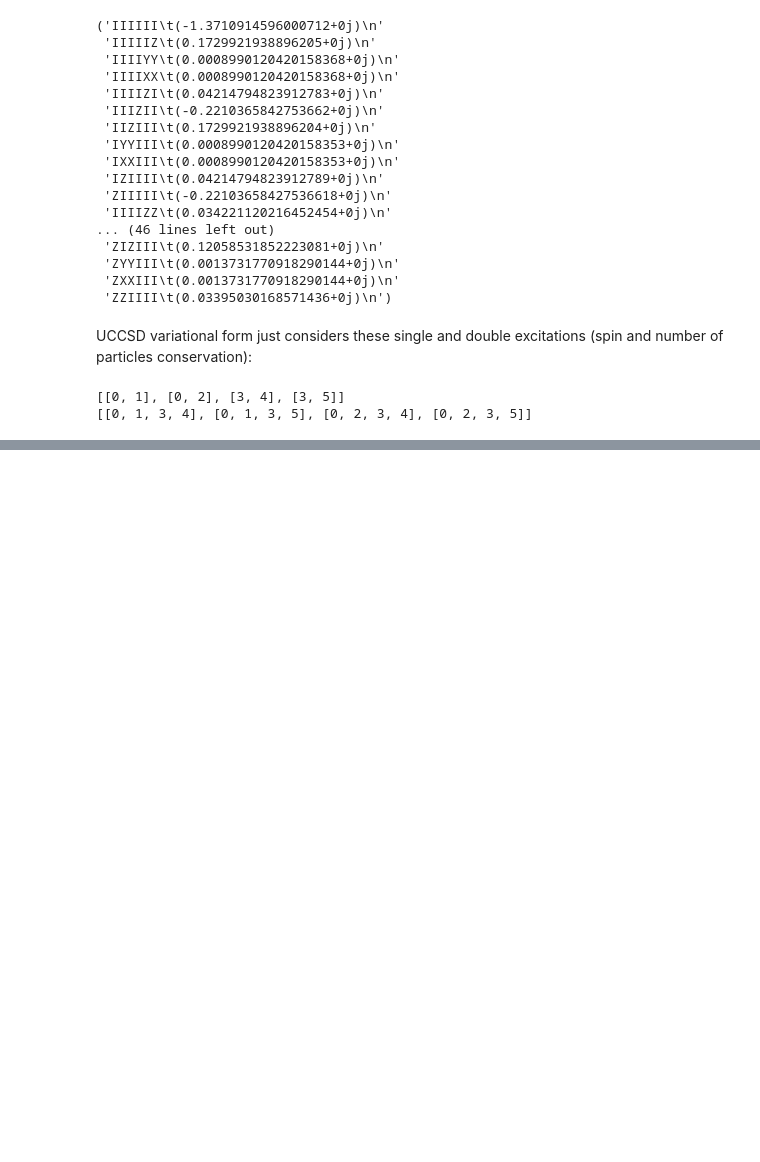
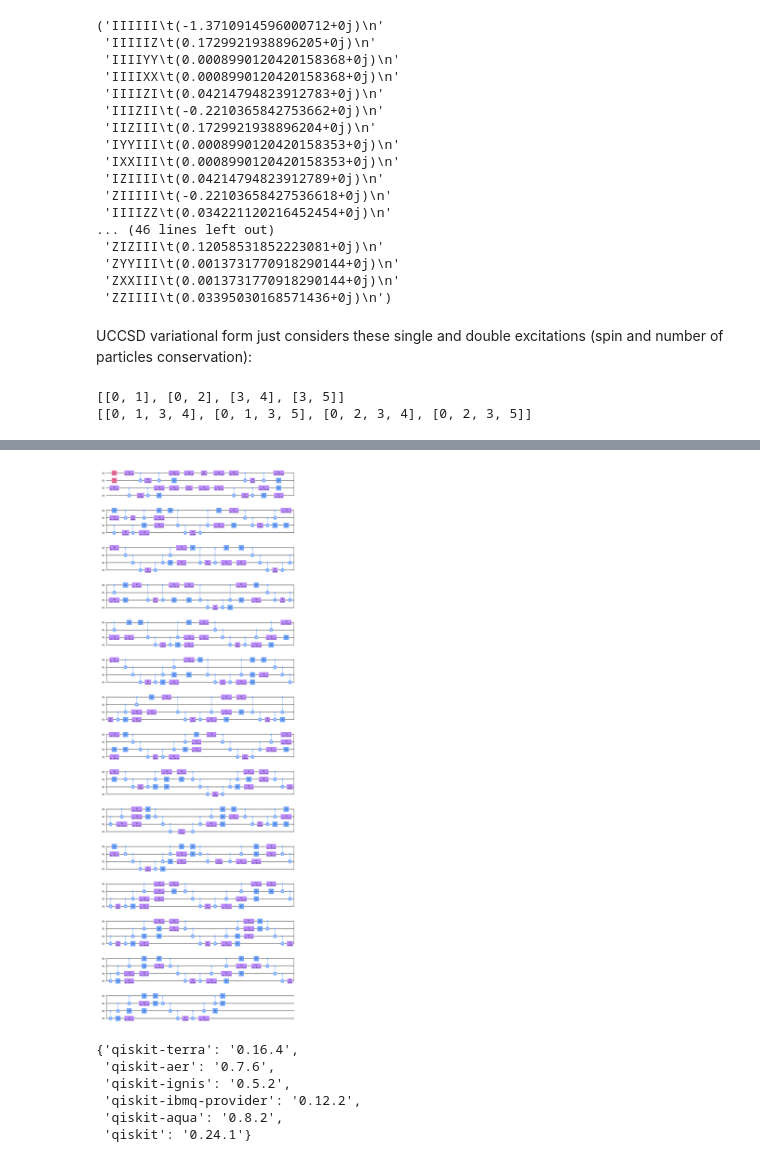
Before and after one commit to qismib/MEQuVA, a Jupyter notebook: notebooks/H3+_triangular_energy.ipynb, the cells around one changed output, grey strips where cells are left out. Cells and saved outputs as stored; diff of their text form; code cells hidden in the pictures; blank space fills up the shorter version.

```diff
--- a/notebooks/H3+_triangular_energy.ipynb
+++ b/notebooks/H3+_triangular_energy.ipynb
@@ -223,0 +375,19 @@ print(*lines, sep='\n')
+# %%
+from qiskit.tools.visualization import circuit_drawer
+
+init_parm = [-0.0015684975005684477,-0.01035528907693455,-0.008109583889823179,-0.0011484985977060682,-0.08378090013006043,-0.006784611145360888,-0.010569271966603446,-0.09877149769063708] #np.zeros(var_form.num_parameters)
+circuit_to_decompose = var_form.construct_circuit(init_parm)
+circuit_drawer(circuit_to_decompose.decompose(),
+               output='mpl', filename = '/mnt/c/Users/Rodolfo/Desktop/figura.png')
+# %% [output]
+[figure, added]
+# %%
+import qiskit
+qiskit.__qiskit_version__
+# %% [output]
+{'qiskit-terra': '0.16.4',
+ 'qiskit-aer': '0.7.6',
+ 'qiskit-ignis': '0.5.2',
+ 'qiskit-ibmq-provider': '0.12.2',
+ 'qiskit-aqua': '0.8.2',
+ 'qiskit': '0.24.1'}
```
Also changed, not shown: parts of 14 cells of this notebook.
